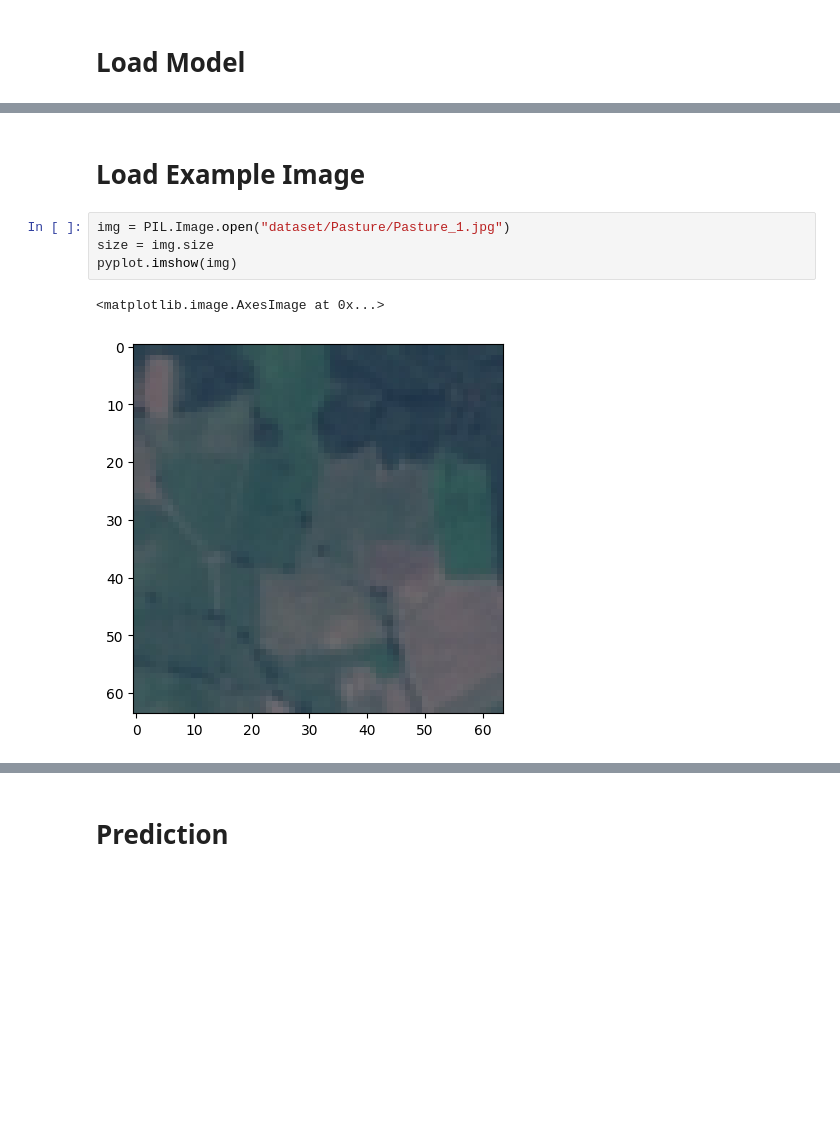
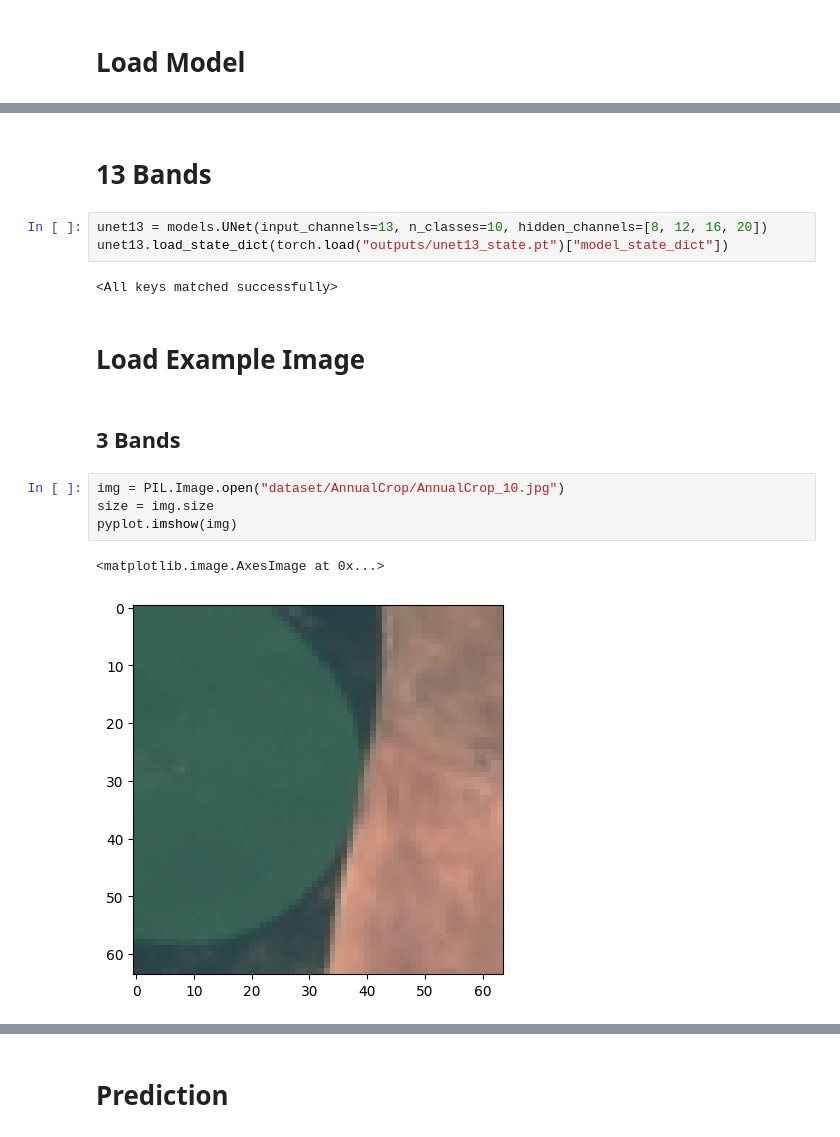
Before and after one commit to luandknguyen/cs450_euro_sat, a Jupyter notebook: ModelAnalysis.ipynb, the cells around one changed output, grey strips where cells are left out. Saved outputs shown, nothing was run; the diff lists cells and outputs as text; blank space fills up the shorter version.

Commit message:
Added model analysis for 13 bands

```diff
--- a/ModelAnalysis.ipynb
+++ b/ModelAnalysis.ipynb
@@ -15,12 +17,21 @@ unet = models.UNet(n_classes=10)
 unet.load_state_dict(torch.load("outputs/unet_state.pt")["model_state_dict"])
 # %% [output]
 <All keys matched successfully>
+# %% [markdown]
+# 13 Bands
+# %%
+unet13 = models.UNet(input_channels=13, n_classes=10, hidden_channels=[8, 12, 16, 20])
+unet13.load_state_dict(torch.load("outputs/unet13_state.pt")["model_state_dict"])
+# %% [output]
+<All keys matched successfully>
 # %% [markdown]
 # Load Example Image
+# %% [markdown]
+## 3 Bands
 # %%
-img = PIL.Image.open("dataset/Pasture/Pasture_1.jpg")
+img = PIL.Image.open("dataset/AnnualCrop/AnnualCrop_10.jpg")
 size = img.size
 pyplot.imshow(img)
 # %% [output]
 <matplotlib.image.AxesImage at 0x...>
-[figure, old version]
+[figure, new version]
```
Also changed, not shown: parts of 8 cells of this notebook.
